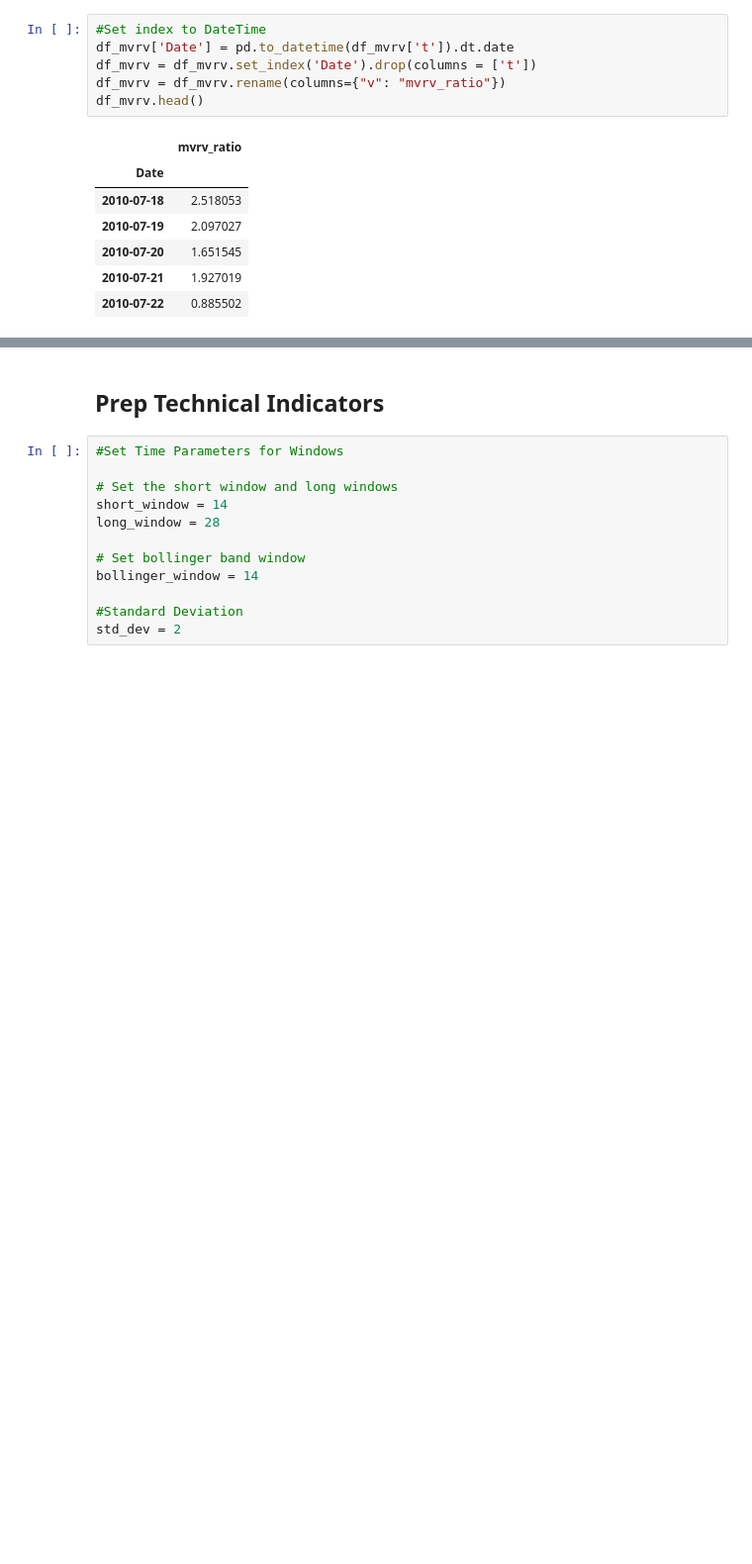
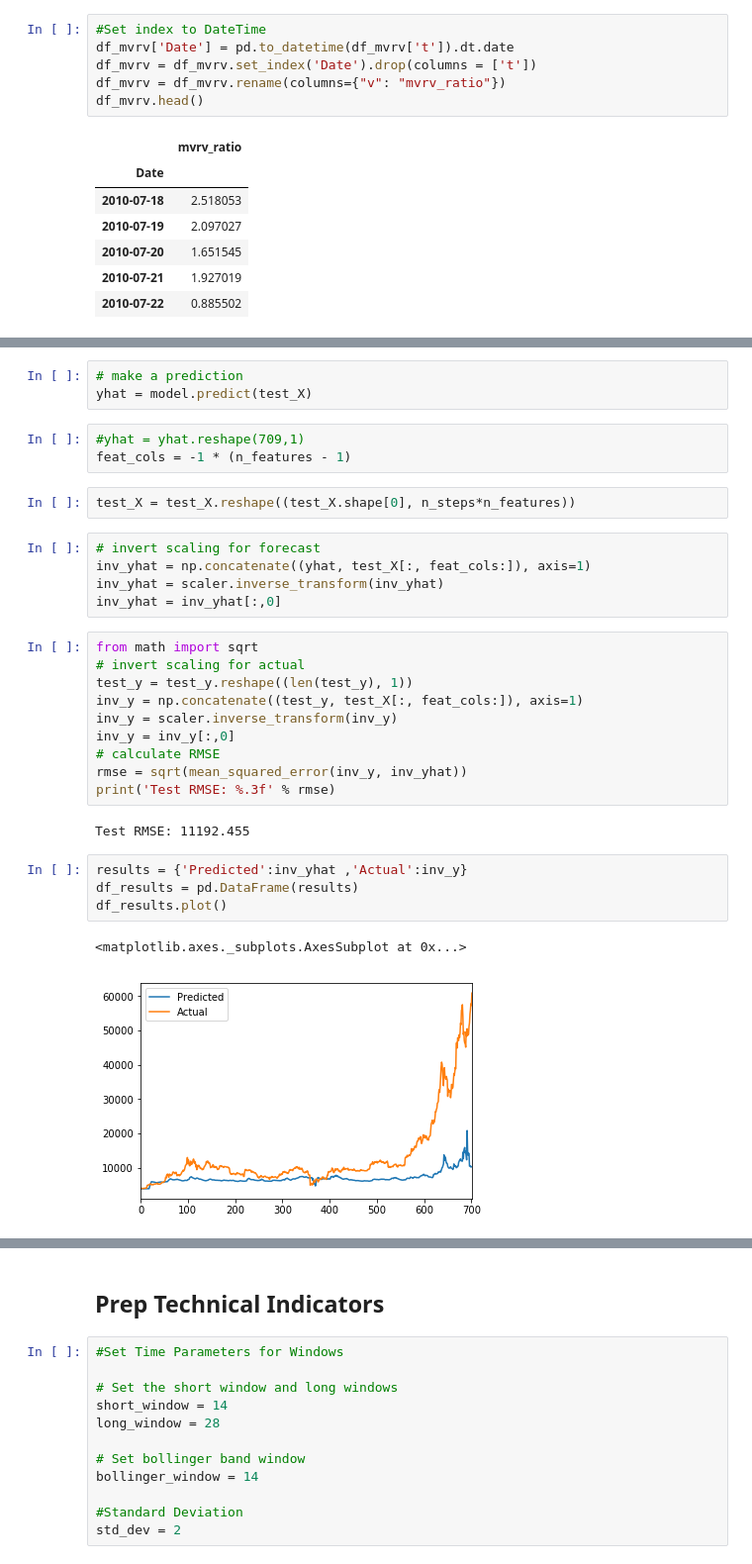
Before and after one commit to bcizek91/crypto_bot_project_2, a Jupyter notebook: Data_Prep_Master.ipynb, the cells around one changed output, grey strips where cells are left out. Shown at 99% size. Drawn from its saved outputs; the diff is of its cells as text; blank space fills up the shorter version.

```diff
--- a/Data_Prep_Master.ipynb
+++ b/Data_Prep_Master.ipynb
@@ -180,0 +306,32 @@ btc_master_df.head()
+# %%
+# make a prediction
+yhat = model.predict(test_X)
+# %%
+#yhat = yhat.reshape(709,1)
+feat_cols = -1 * (n_features - 1)
+# %%
+test_X = test_X.reshape((test_X.shape[0], n_steps*n_features))
+# %%
+# invert scaling for forecast
+inv_yhat = np.concatenate((yhat, test_X[:, feat_cols:]), axis=1)
+inv_yhat = scaler.inverse_transform(inv_yhat)
+inv_yhat = inv_yhat[:,0]
+# %%
+from math import sqrt
+# invert scaling for actual
+test_y = test_y.reshape((len(test_y), 1))
+inv_y = np.concatenate((test_y, test_X[:, feat_cols:]), axis=1)
+inv_y = scaler.inverse_transform(inv_y)
+inv_y = inv_y[:,0]
+# calculate RMSE
+rmse = sqrt(mean_squared_error(inv_y, inv_yhat))
+print('Test RMSE: %.3f' % rmse)
+# %% [output]
+Test RMSE: 11192.455
+# %%
+results = {'Predicted':inv_yhat ,'Actual':inv_y}
+df_results = pd.DataFrame(results)
+df_results.plot()
+# %% [output]
+<matplotlib.axes._subplots.AxesSubplot at 0x...>
+[figure, added]
```
Also changed, not shown: parts of 16 cells of this notebook.
